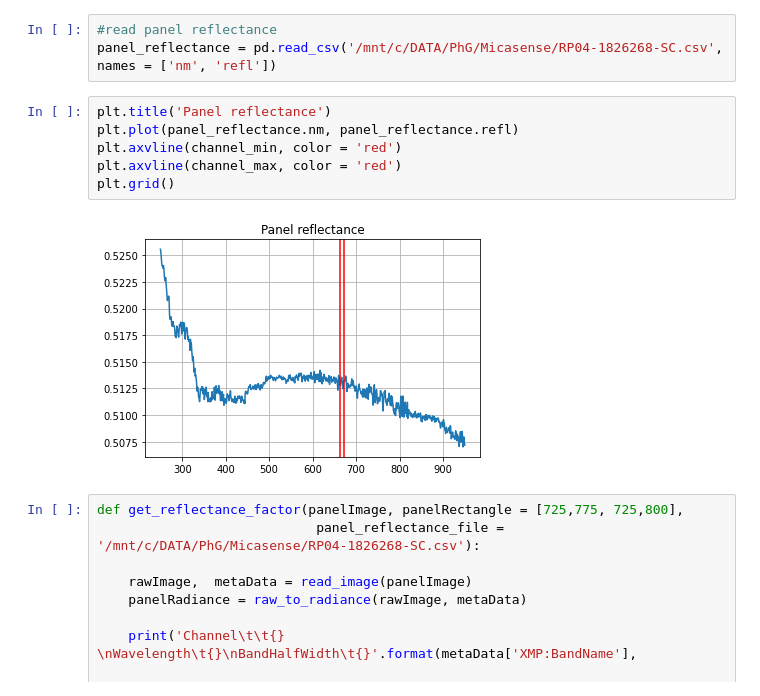
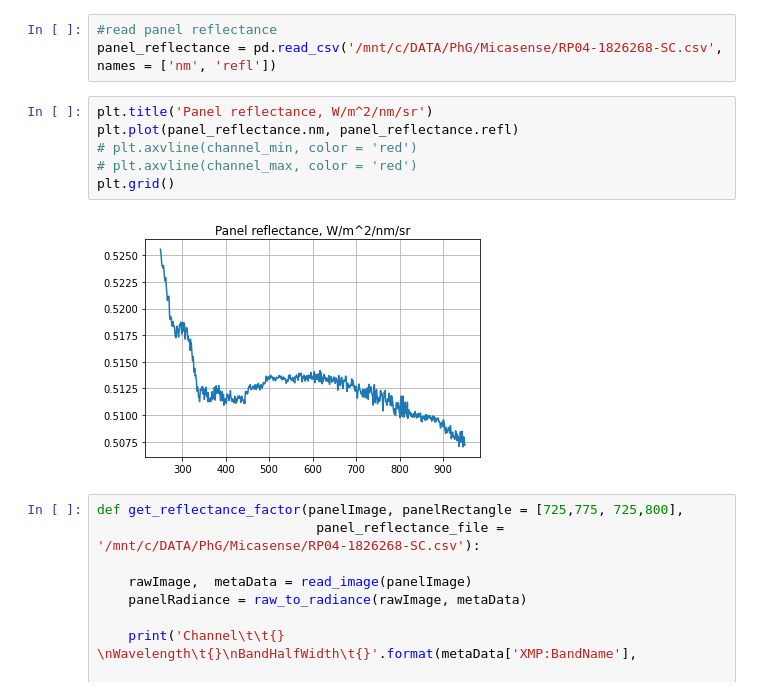
Before and after one commit to Dodekaphonia/MicaSense, a Jupyter notebook: MicaSense/Calibrate and Compute NDVI.ipynb, the cells around one changed output. Drawn from its saved outputs; the diff is of its cells as text.

```diff
--- a/MicaSense/Calibrate and Compute NDVI.ipynb
+++ b/MicaSense/Calibrate and Compute NDVI.ipynb
@@ -120,13 +123,13 @@ channel_max = my_meta['XMP:CentralWavelength'] + my_meta['XMP:WavelengthFWHM']/2
 #read panel reflectance
 panel_reflectance = pd.read_csv('/mnt/c/DATA/PhG/Micasense/RP04-1826268-SC.csv', names = ['nm', 'refl'])
 # %%
-plt.title('Panel reflectance')
+plt.title('Panel reflectance, W/m^2/nm/sr')
 plt.plot(panel_reflectance.nm, panel_reflectance.refl)
-plt.axvline(channel_min, color = 'red')
-plt.axvline(channel_max, color = 'red')
+# plt.axvline(channel_min, color = 'red')
+# plt.axvline(channel_max, color = 'red')
 plt.grid()
 # %% [output]
-[figure, old version]
+[figure, new version]
 # %%
 def get_reflectance_factor(panelImage, panelRectangle = [725,775, 725,800],
                             panel_reflectance_file = '/mnt/c/DATA/PhG/Micasense/RP04-1826268-SC.csv'):
```
Also changed, not shown: parts of 2 cells of this notebook.
